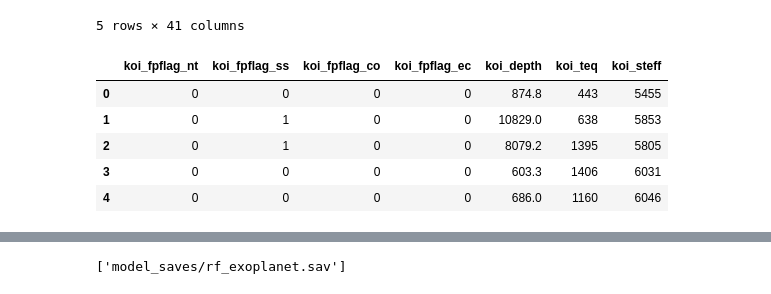
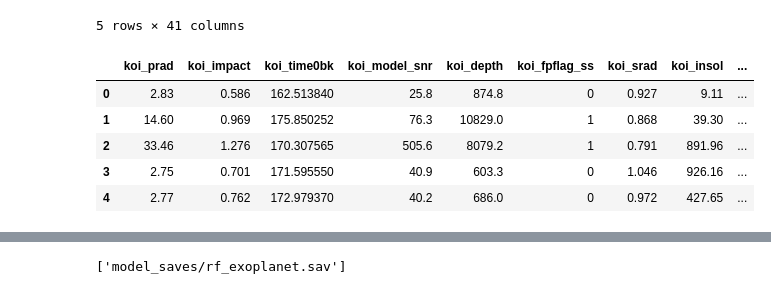
Before and after one commit to bmeulebroeck/machine-learning-challenge, a Jupyter notebook: random_forest.ipynb, the cells around one changed output, grey strips where cells are left out. Saved outputs shown, nothing was run; the diff lists cells and outputs as text; code cells hidden in the pictures.

```diff
--- a/random_forest.ipynb
+++ b/random_forest.ipynb
@@ -17,13 +17,13 @@ df.head()
 | 4 | CONFIRMED | 0 | 0 | 0 | 0 | 4.134435 | ... |
 5 rows × 41 columns
 # %%
-# selected_features = df[['koi_prad', 'koi_impact', 'koi_time0bk', 'koi_model_snr', 'koi_depth', 'koi_fpflag_ss', 'koi_srad', 'koi_insol', 'koi_slogg', 'koi_kepmag']]
-selected_features = df[['koi_fpflag_nt', 'koi_fpflag_ss', 'koi_fpflag_co', 'koi_fpflag_ec', 'koi_depth', 'koi_teq', 'koi_steff']]
+selected_features = df[['koi_prad', 'koi_impact', 'koi_time0bk', 'koi_model_snr', 'koi_depth', 'koi_fpflag_ss', 'koi_srad', 'koi_insol', 'koi_slogg', 'koi_kepmag']]
+# selected_features = df[['koi_fpflag_nt', 'koi_fpflag_ss', 'koi_fpflag_co', 'koi_fpflag_ec', 'koi_depth', 'koi_teq', 'koi_steff']]
 selected_features.head()
 # %% [output]
-|  | koi_fpflag_nt | koi_fpflag_ss | koi_fpflag_co | koi_fpflag_ec | koi_depth | koi_teq | koi_steff |
-| 0 | 0 | 0 | 0 | 0 | 874.8 | 443 | 5455 |
-| 1 | 0 | 1 | 0 | 0 | 10829.0 | 638 | 5853 |
-| 2 | 0 | 1 | 0 | 0 | 8079.2 | 1395 | 5805 |
-| 3 | 0 | 0 | 0 | 0 | 603.3 | 1406 | 6031 |
-| 4 | 0 | 0 | 0 | 0 | 686.0 | 1160 | 6046 |
+|  | koi_prad | koi_impact | koi_time0bk | koi_model_snr | koi_depth | koi_fpflag_ss | koi_srad | koi_insol | ... |
+| 0 | 2.83 | 0.586 | 162.513840 | 25.8 | 874.8 | 0 | 0.927 | 9.11 | ... |
+| 1 | 14.60 | 0.969 | 175.850252 | 76.3 | 10829.0 | 1 | 0.868 | 39.30 | ... |
+| 2 | 33.46 | 1.276 | 170.307565 | 505.6 | 8079.2 | 1 | 0.791 | 891.96 | ... |
+| 3 | 2.75 | 0.701 | 171.595550 | 40.9 | 603.3 | 0 | 1.046 | 926.16 | ... |
+| 4 | 2.77 | 0.762 | 172.979370 | 40.2 | 686.0 | 0 | 0.972 | 427.65 | ... |
```
Also changed, not shown: parts of 7 cells of this notebook, 11 other files.
